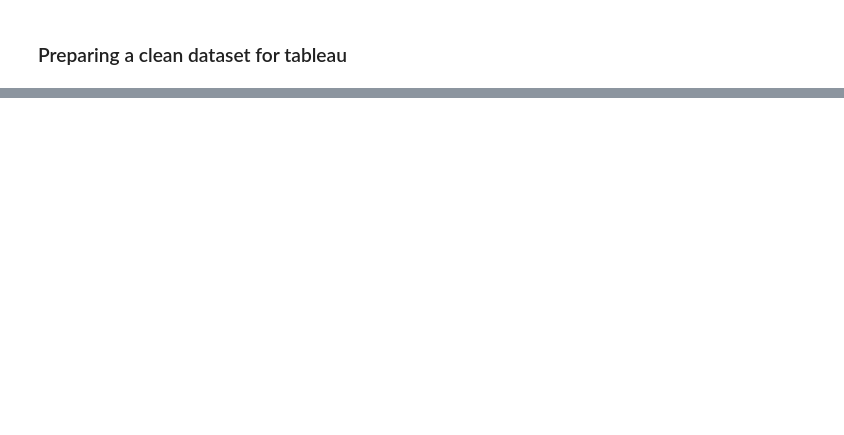
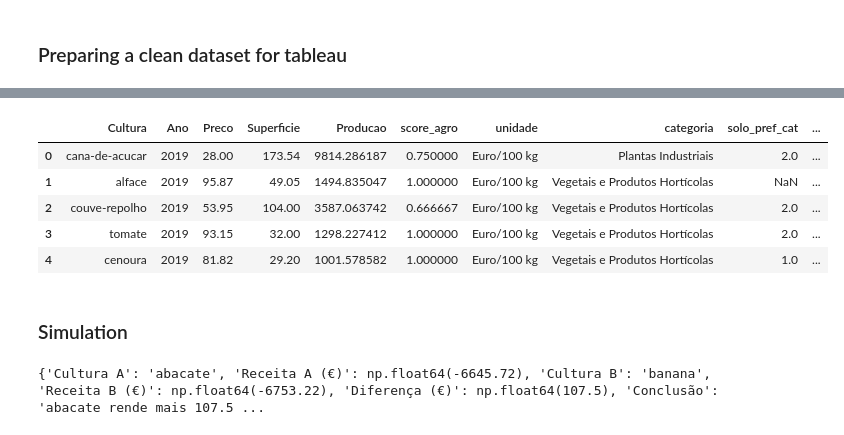
Before and after one commit to SofyMelvill/ironhack_final_project, a Jupyter notebook: Code/merging_data.ipynb, the cells around one changed output, grey strips where cells are left out. Saved outputs shown, nothing was run; the diff lists cells and outputs as text; code cells hidden in the pictures; blank space fills up the shorter version.

```diff
--- a/Code/merging_data.ipynb
+++ b/Code/merging_data.ipynb
@@ -316,0 +615,49 @@ df_tableau.to_excel(r"C:\Users\sofia\Documents\Data_Analytics_Ironhack\Projects\
+# %%
+df_tableau.head()
+# %% [output]
+|  | Cultura | Ano | Preco | Superficie | Producao | score_agro | unidade | categoria | solo_pref_cat | ... |
+| 0 | cana-de-acucar | 2019 | 28.00 | 173.54 | 9814.286187 | 0.750000 | Euro/100 kg | Plantas Industriais | 2.0 | ... |
+| 1 | alface | 2019 | 95.87 | 49.05 | 1494.835047 | 1.000000 | Euro/100 kg | Vegetais e Produtos Hortícolas | NaN | ... |
+| 2 | couve-repolho | 2019 | 53.95 | 104.00 | 3587.063742 | 0.666667 | Euro/100 kg | Vegetais e Produtos Hortícolas | 2.0 | ... |
+| 3 | tomate | 2019 | 93.15 | 32.00 | 1298.227412 | 1.000000 | Euro/100 kg | Vegetais e Produtos Hortícolas | 2.0 | ... |
+| 4 | cenoura | 2019 | 81.82 | 29.20 | 1001.578582 | 1.000000 | Euro/100 kg | Vegetais e Produtos Hortícolas | 1.0 | ... |
+# %% [markdown]
+### Simulation
+# %%
+import pandas as pd
+
+# 1. Receita por hectare
+df_tableau["Receita_ha"] = (df_tableau["Preco"] * df_tableau["Producao"]) / df_tableau["Superficie"]
+
+# 2. Receita ajustada ao score agro (penalização se score < 1)
+df_tableau["Receita_ajustada"] = df_tableau["Receita_ha"] * df_tableau["score_agro"]
+
+# 3. Função para comparar duas culturas
+def comparar_culturas(df, culturaA, culturaB, area_ha, custoA, custoB):
+    # Filtrar médias de 2019–2024
+    df_medias = df.groupby("Cultura")[["Receita_ajustada"]].mean()
+
+    if culturaA not in df_medias.index or culturaB not in df_medias.index:
+        return f"Uma das culturas não existe nos dados ({culturaA}, {culturaB})."
+
+    # Receita média ajustada
+    receitaA = df_medias.loc[culturaA, "Receita_ajustada"] * area_ha - custoA * area_ha
+    receitaB = df_medias.loc[culturaB, "Receita_ajustada"] * area_ha - custoB * area_ha
+
+    poupanca = receitaA - receitaB
+
+    return {
+        "Cultura A": culturaA,
+        "Receita A (€)": round(receitaA, 2),
+        "Cultura B": culturaB,
+        "Receita B (€)": round(receitaB, 2),
+        "Diferença (€)": round(poupanca, 2),
+        "Conclusão": f"{culturaA} rende mais {poupanca:.2f} €/ano em {area_ha} ha"
+                     if poupanca > 0 else f"{culturaB} rende mais {abs(poupanca):.2f} €/ano em {area_ha} ha"
+    }
+
+# Exemplo de uso:
+resultado = comparar_culturas(df_tableau, "abacate", "banana", area_ha=2, custoA=5000, custoB=4000)
+print(resultado)
+# %% [output]
+{'Cultura A': 'abacate', 'Receita A (€)': np.float64(-6645.72), 'Cultura B': 'banana', 'Receita B (€)': np.float64(-6753.22), 'Diferença (€)': np.float64(107.5), 'Conclusão': 'abacate rende mais 107.5 ...
```
Also changed, not shown: parts of 33 cells of this notebook, 12 other files.
